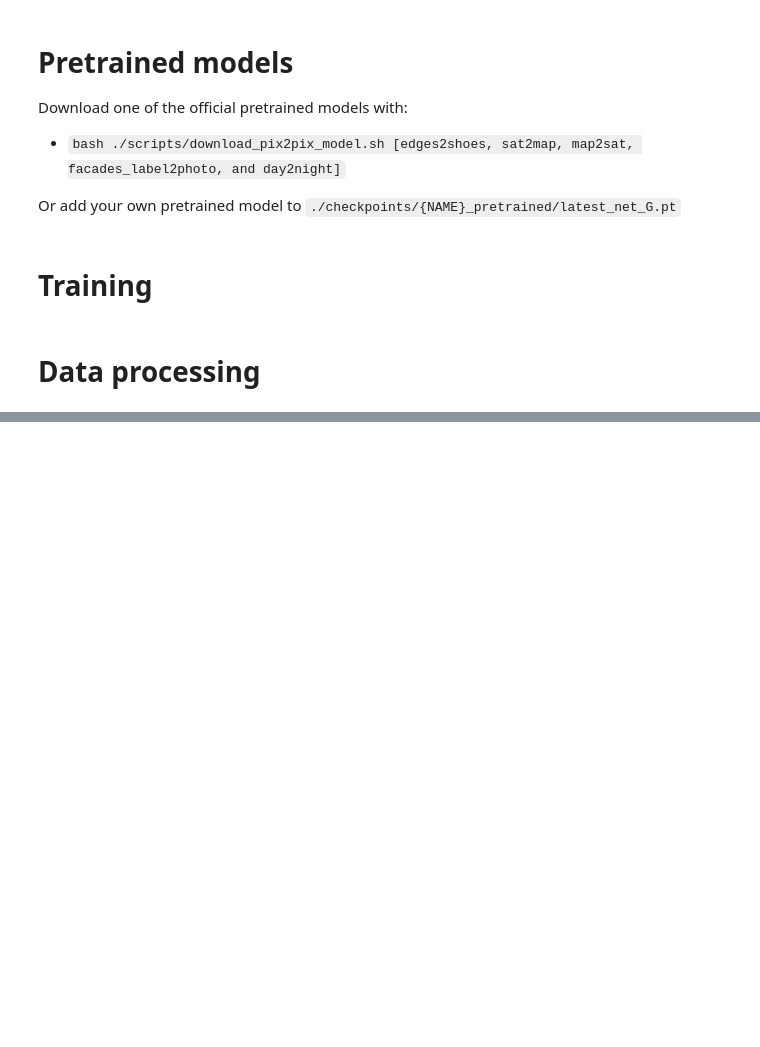
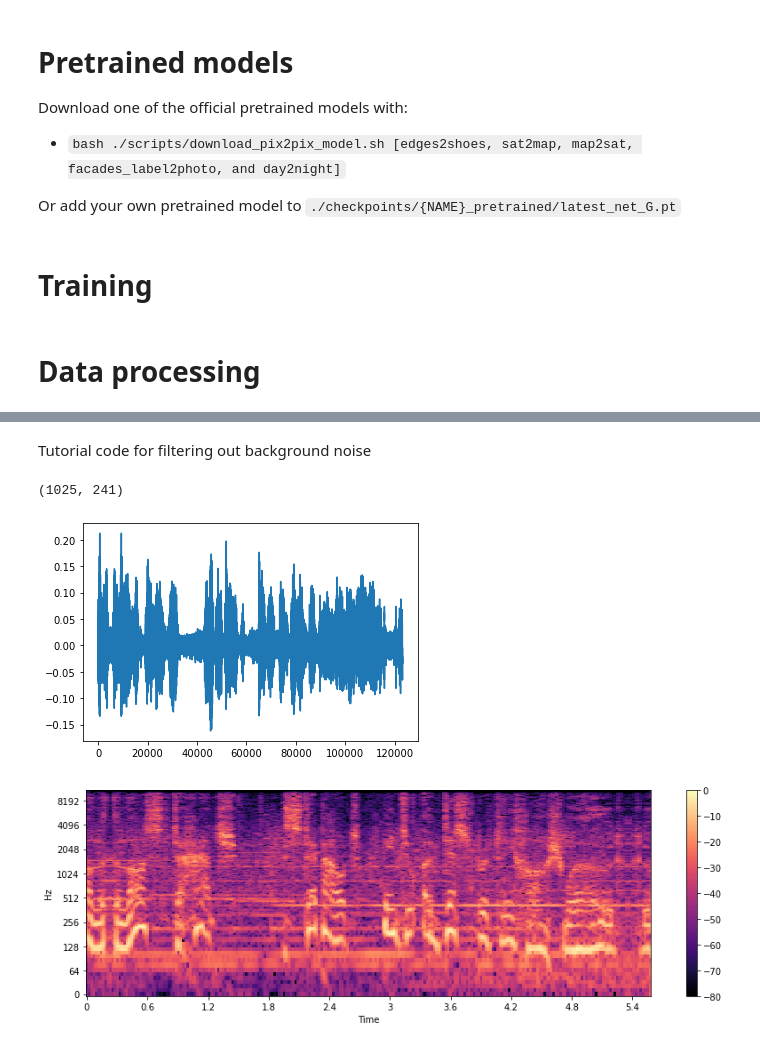
Before and after one commit to tinsirius/ECE6179_Project, a Jupyter notebook: notebook.ipynb, the cells around one changed output, grey strips where cells are left out. Drawn from its saved outputs; the diff is of its cells as text; code cells hidden in the pictures; blank space fills up the shorter version.

```diff
--- a/notebook.ipynb
+++ b/notebook.ipynb
@@ -137,0 +405,19 @@ wav_to_spectro(dir_output)
+# %% [markdown]
+Tutorial code for filtering out background noise
+# %%
+y, sr = librosa.load('data/attenborough/our_planet_1_129.mp3')
+y = np.pad(y, (5000, 5000), 'reflect')
+plt.plot(y)
+# And compute the spectrogram magnitude and phase
+S_full, phase = librosa.magphase(librosa.stft(y))
+print(S_full.shape)
+
+plt.figure(figsize=(12, 4))
+librosa.display.specshow(librosa.amplitude_to_db(S_full, ref=np.max),
+                         y_axis='log', x_axis='time', sr=sr)
+plt.colorbar()
+plt.tight_layout()
+# %% [output]
+(1025, 241)
+[figure, added]
+[figure, added]
```
Also changed, not shown: parts of 17 cells of this notebook.
